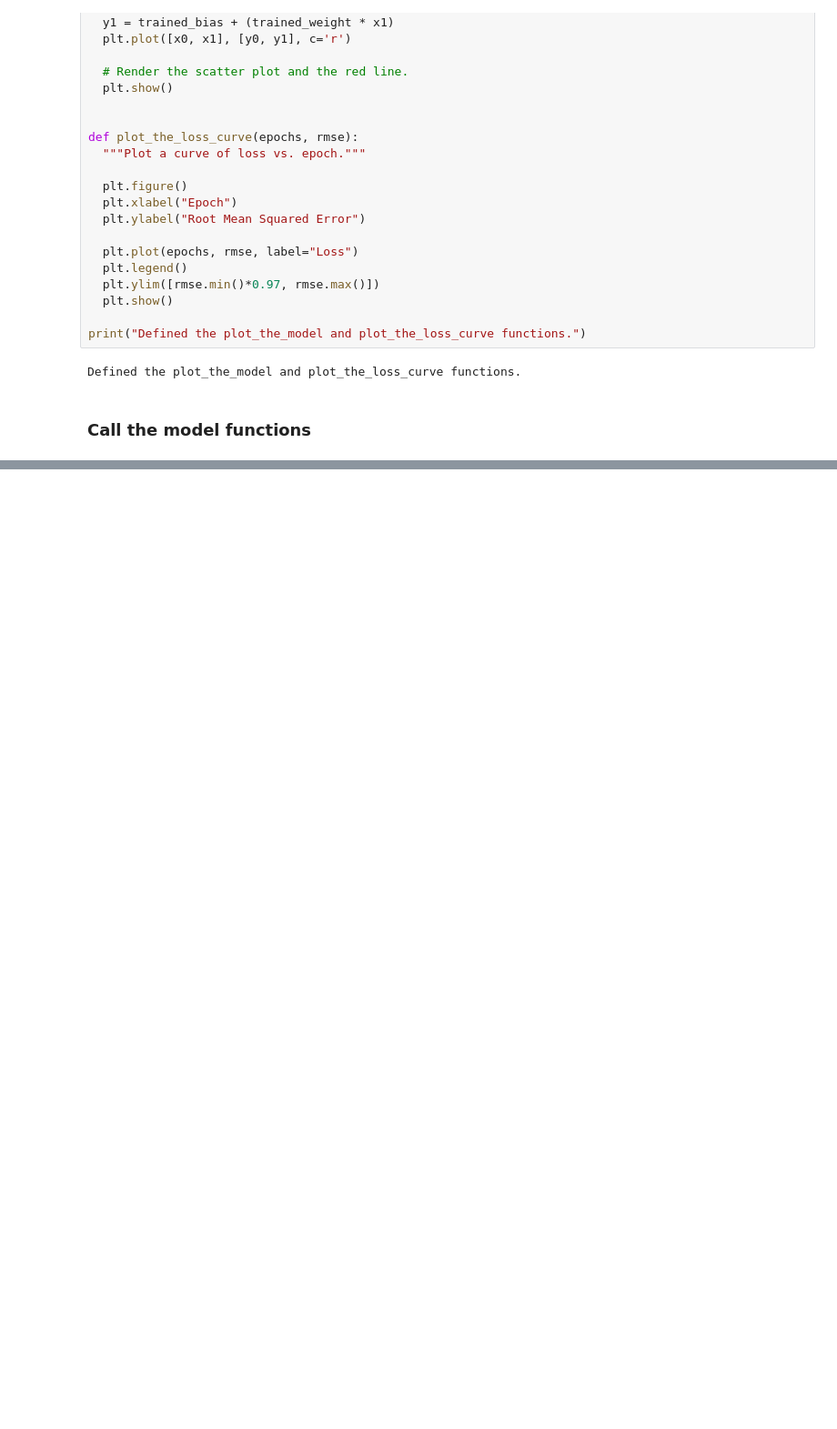
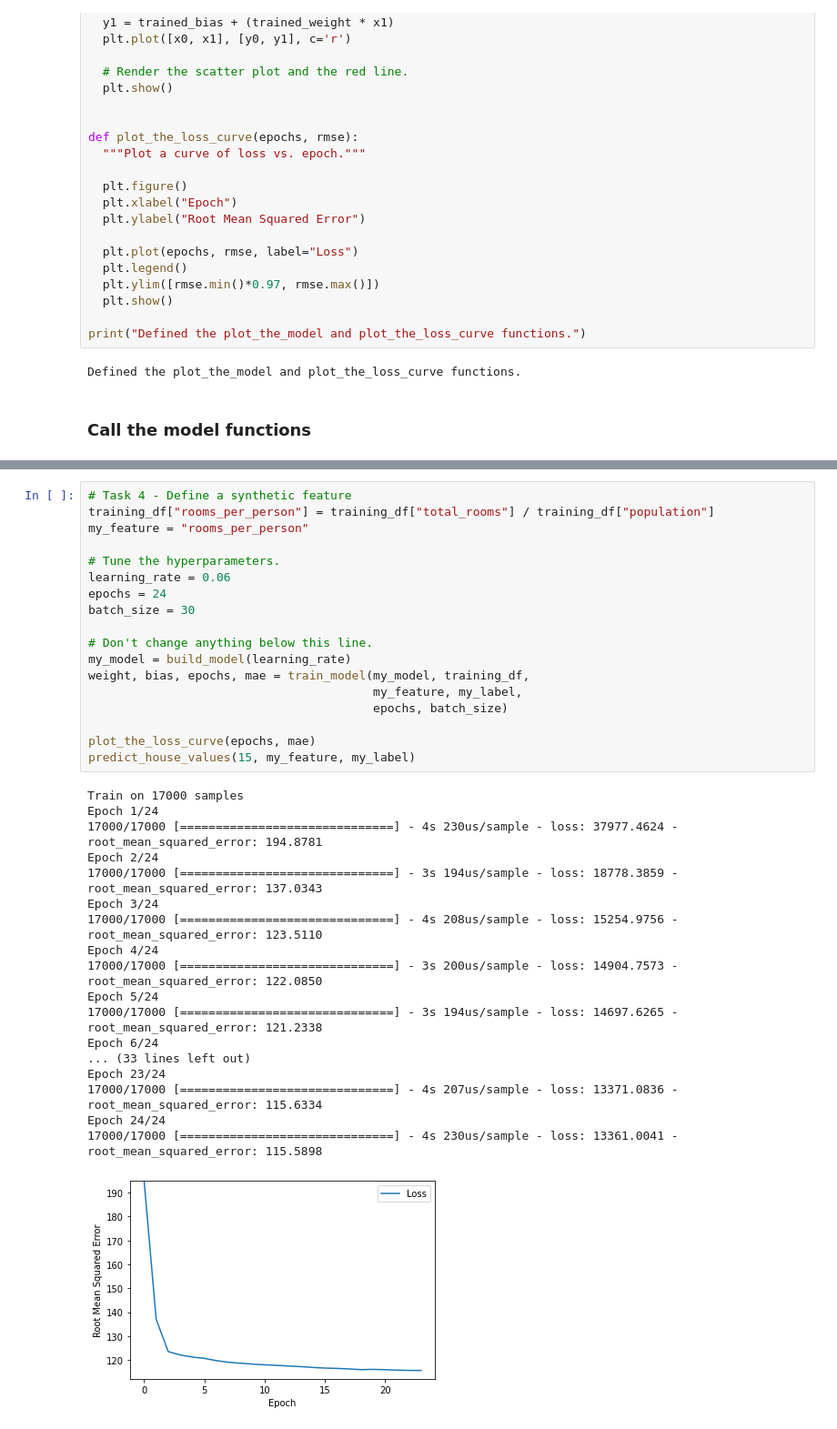
Before and after one commit to zacniewski/Help-in-starting-with-Tensorflow2.0, a Jupyter notebook: Part_4a_linear_regression_with_real_data.ipynb, the cells around one changed output, grey strips where cells are left out. Shown: that part at 91% size. Cells and saved outputs as stored; diff of their text form; blank space fills up the shorter version.

```diff
--- a/Part_4a_linear_regression_with_real_data.ipynb
+++ b/Part_4a_linear_regression_with_real_data.ipynb
@@ -213,0 +324,37 @@ The learned bias for your model is 132.3998
+# %%
+# Task 4 - Define a synthetic feature
+training_df["rooms_per_person"] = training_df["total_rooms"] / training_df["population"]
+my_feature = "rooms_per_person"
+
+# Tune the hyperparameters.
+learning_rate = 0.06
+epochs = 24
+batch_size = 30
+
+# Don't change anything below this line.
+my_model = build_model(learning_rate)
+weight, bias, epochs, mae = train_model(my_model, training_df,
+                                        my_feature, my_label,
+                                        epochs, batch_size)
+
+plot_the_loss_curve(epochs, mae)
+predict_house_values(15, my_feature, my_label)
+# %% [output]
+Train on 17000 samples
+Epoch 1/24
+17000/17000 [==============================] - 4s 230us/sample - loss: 37977.4624 - root_mean_squared_error: 194.8781
+Epoch 2/24
+17000/17000 [==============================] - 3s 194us/sample - loss: 18778.3859 - root_mean_squared_error: 137.0343
+Epoch 3/24
+17000/17000 [==============================] - 4s 208us/sample - loss: 15254.9756 - root_mean_squared_error: 123.5110
+Epoch 4/24
+17000/17000 [==============================] - 3s 200us/sample - loss: 14904.7573 - root_mean_squared_error: 122.0850
+Epoch 5/24
+17000/17000 [==============================] - 3s 194us/sample - loss: 14697.6265 - root_mean_squared_error: 121.2338
+Epoch 6/24
+... (33 lines left out)
+Epoch 23/24
+17000/17000 [==============================] - 4s 207us/sample - loss: 13371.0836 - root_mean_squared_error: 115.6334
+Epoch 24/24
+17000/17000 [==============================] - 4s 230us/sample - loss: 13361.0041 - root_mean_squared_error: 115.5898
+[figure, added]
```
Also changed, not shown: parts of 18 cells of this notebook.
